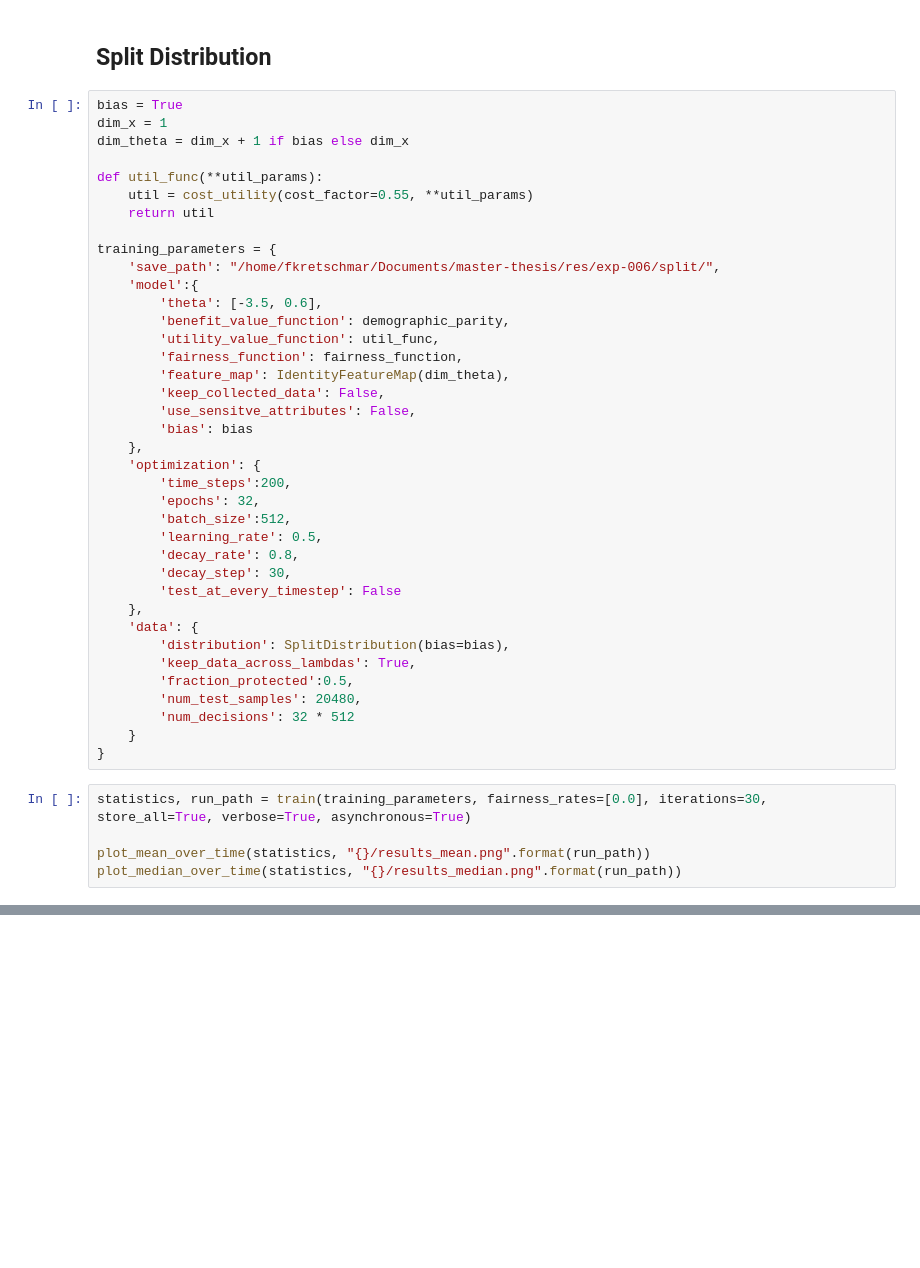
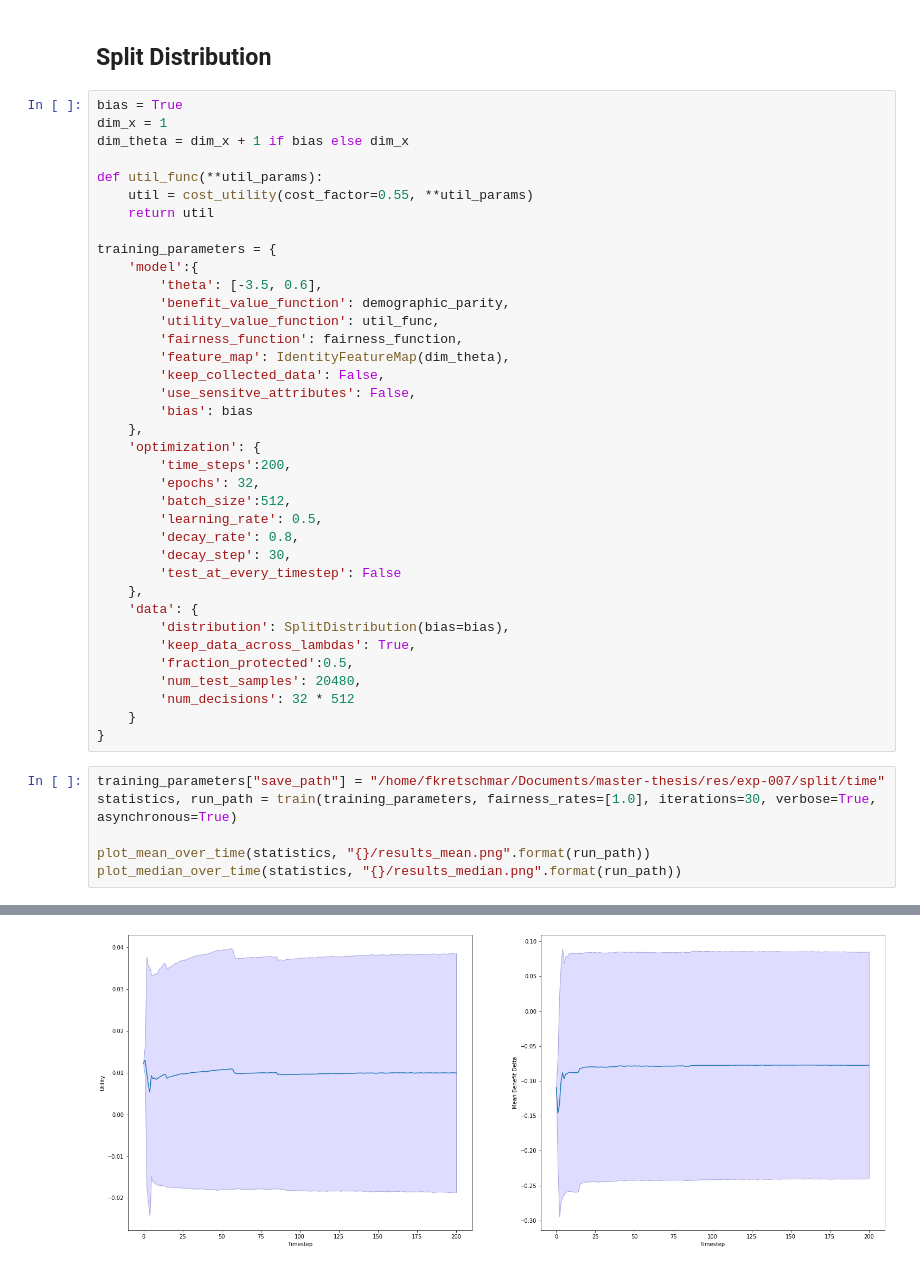
Before and after one commit to floydkretschmar/master-thesis, a Jupyter notebook: exp/007-complete-test.ipynb, the cells around one changed output, grey strips where cells are left out. Drawn from its saved outputs; the diff is of its cells as text; blank space fills up the shorter version.

```diff
--- a/exp/007-complete-test.ipynb
+++ b/exp/007-complete-test.ipynb
@@ -92,7 +127,6 @@ def util_func(**util_params):
     return util
 
 training_parameters = {
-    'save_path': "/home/fkretschmar/Documents/master-thesis/res/exp-006/split/",
     'model':{
         'theta': [-3.5, 0.6],
         'benefit_value_function': demographic_parity,
@@ -121,7 +155,9 @@ training_parameters = {
     }
 }
 # %%
-statistics, run_path = train(training_parameters, fairness_rates=[0.0], iterations=30, store_all=True, verbose=True, asynchronous=True)
+training_parameters["save_path"] = "/home/fkretschmar/Documents/master-thesis/res/exp-007/split/time"
+statistics, run_path = train(training_parameters, fairness_rates=[1.0], iterations=30, verbose=True, asynchronous=True)
 
 plot_mean_over_time(statistics, "{}/results_mean.png".format(run_path))
 plot_median_over_time(statistics, "{}/results_median.png".format(run_path))
+# %% [output]
@@ -127,0 +181 @@ plot_median_over_time(statistics, "{}/results_median.png".format(run_path))
+[figure, added]
```
Also changed, not shown: parts of 6 cells of this notebook, 7 other files.
